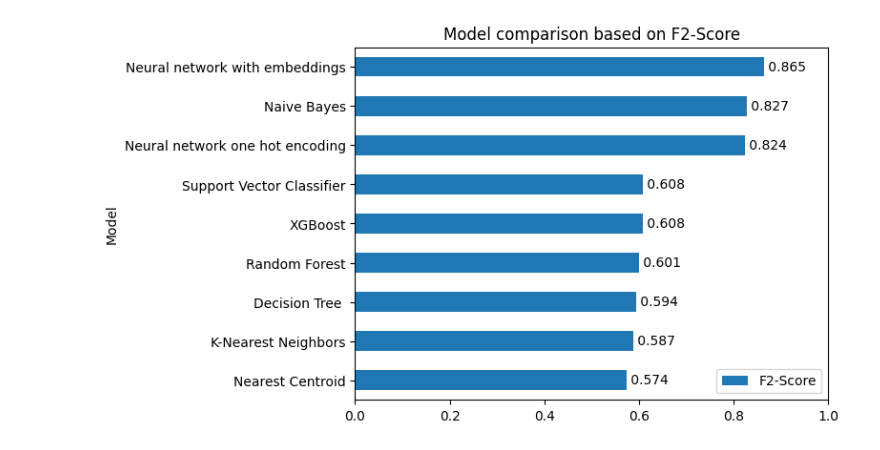
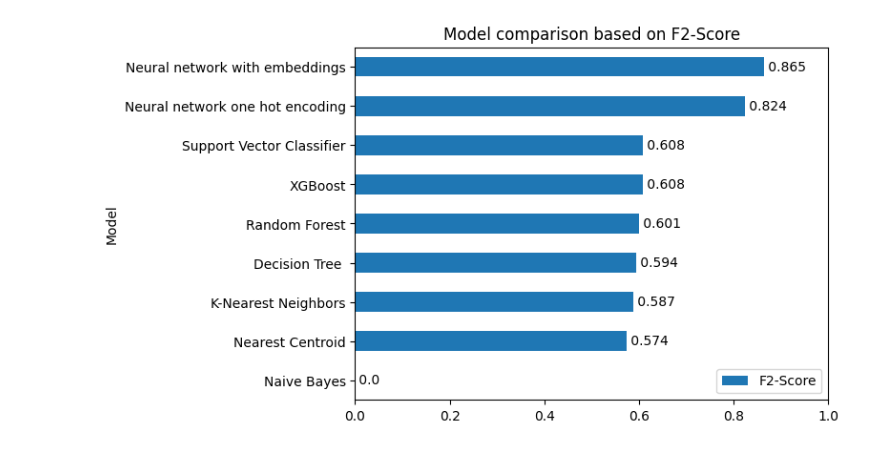
Before and after one commit to medplot/data-mining-project, a Jupyter notebook: jupyter_notebooks/results_plot.ipynb, the cells around one changed output. Cells and saved outputs as stored; diff of their text form; code cells hidden in the pictures.

Commit message:
remove wrong naive bayes score

```diff
--- a/jupyter_notebooks/results_plot.ipynb
+++ b/jupyter_notebooks/results_plot.ipynb
@@ -3,23 +3,23 @@ import pandas as pd
 # %%
 results = [ ["K-Nearest Neighbors", 0.587],
             ["Nearest Centroid", 0.574],
             ["Decision Tree ", 0.594],
             ["Random Forest", 0.601],
             ["XGBoost", 0.608],
             ["Support Vector Classifier", 0.608],
-            ["Naive Bayes", 0.827],
+            ["Naive Bayes", 0],
             ["Neural network with embeddings", 0.865],
             ["Neural network one hot encoding", 0.824]]
 
 df = pd.DataFrame(results, columns=["Model", "F2-Score"])
 df.sort_values('F2-Score', ascending = True, inplace= True)
 ax = df.plot.barh(x="Model", y="F2-Score", title="Model comparison based on F2-Score")
 ax.legend(loc="lower right")
 for i, v in enumerate(df["F2-Score"]):
     ax.text(v, i, " "+str(v), va="center")
 ax.set_xlim(0,1)
 
 fig = ax.get_figure()
 fig.savefig('../images/results_plot.png', dpi=300, bbox_inches="tight")
 # %% [output]
-[figure, old version]
+[figure, new version]
```
Also changed, not shown: 1 other file.
